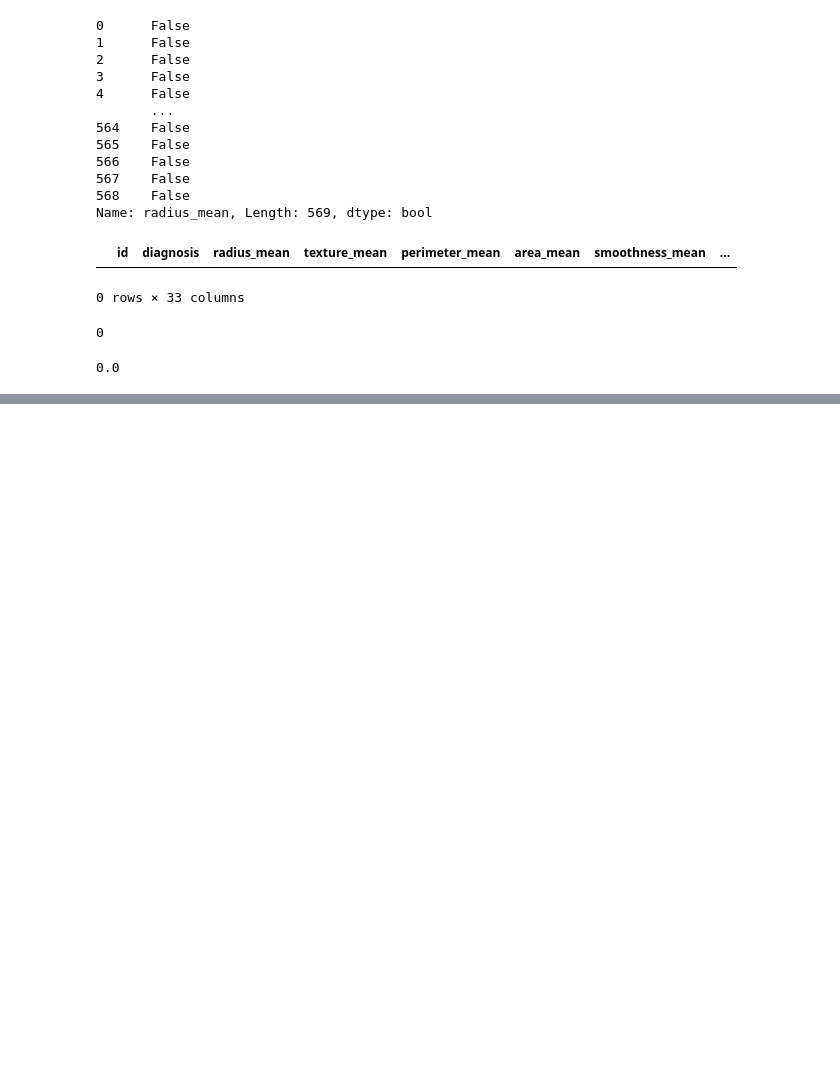
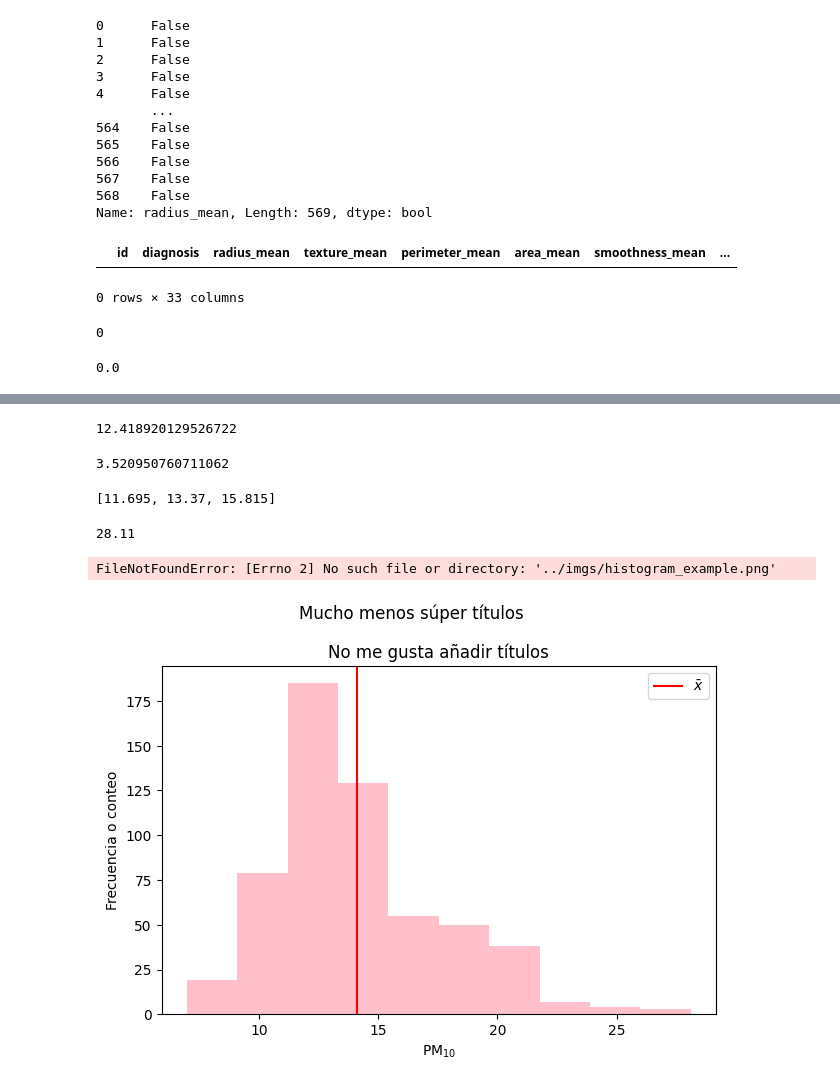
Before and after one commit to nelsonbeas33/AprendizajeAutomaticoFCFM, a Jupyter notebook: tarea2/tarea2.ipynb, the cells around one changed output, grey strips where cells are left out. Drawn from its saved outputs; the diff is of its cells as text; code cells hidden in the pictures; blank space fills up the shorter version.

```diff
--- a/tarea2/tarea2.ipynb
+++ b/tarea2/tarea2.ipynb
@@ -172,0 +185,17 @@ df_pm10_dropna = dataSub.dropna()
+# %%
+statistics.variance(dataSub.radius_mean)
+# %% [output]
+12.418920129526722
+# %%
+statistics.pstdev(dataSub.radius_mean)
+# %% [output]
+3.520950760711062
+# %%
+statistics.quantiles(dataSub.radius_mean, n = 4)
+# %% [output]
+[11.695, 13.37, 15.815]
+# %%
+min(dataSub.radius_mean)
+max(dataSub.radius_mean)
+# %% [output]
+28.11
@@ -172,0 +204,22 @@ df_pm10_dropna = dataSub.dropna()
+# %%
+plt.figure(figsize = (6.4, 4.8)) # figura con tamaño por defecto
+plt.hist(dataSub.radius_mean, color='pink') # El histograma 🥳
+plt.axvline( # Dibujar una línea vertical
+    x = dataSub.radius_mean.mean(), # En la media de los datos
+    c = '#ff0000', # De color hexadecimal rojo
+    label = '$\\bar{x}$' # con este identificador
+)
+
+plt.title('No me gusta añadir títulos')
+plt.suptitle('Mucho menos súper títulos')
+
+plt.xlabel('PM$_{10}$') # Título del eje horizontal
+plt.ylabel('Frecuencia o conteo') # Título del eje vertical
+
+plt.legend() # Muestra identificadores
+plt.tight_layout() # Que quepa todo en la imagen guardada
+plt.savefig('../imgs/histogram_example.png')
+plt.show()
+# %% [output]
+FileNotFoundError: [Errno 2] No such file or directory: '../imgs/histogram_example.png'
+[figure, added]
```
Also changed, not shown: parts of 14 cells of this notebook.
